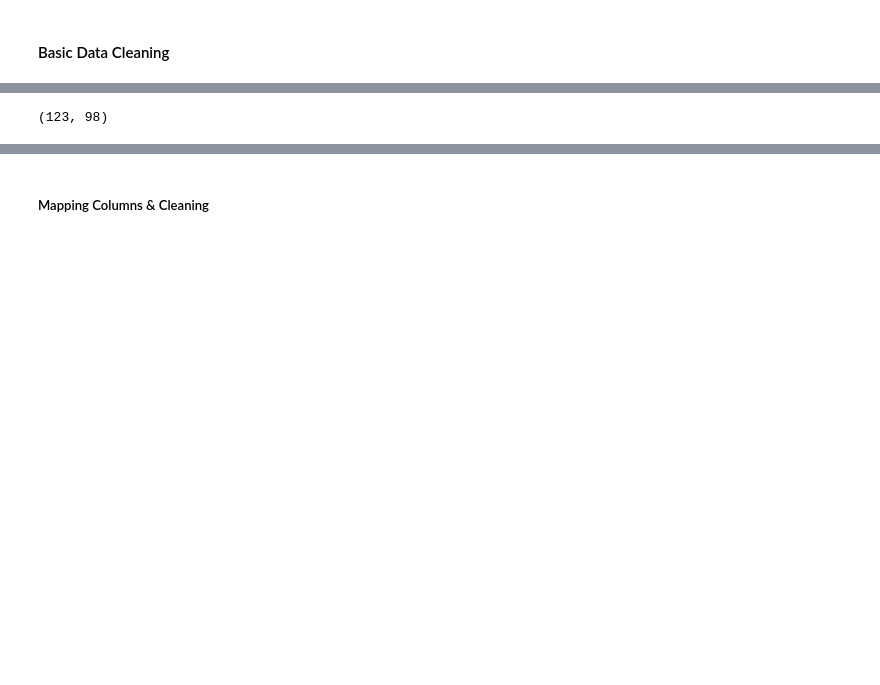
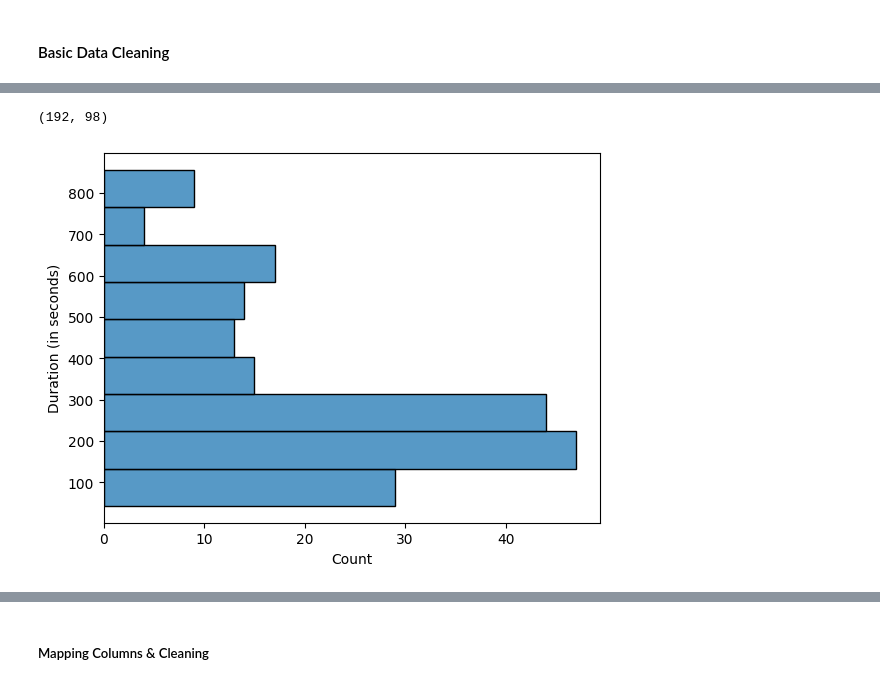
Before and after one commit to aking3806/riskychoiceframing_AI, a Jupyter notebook: Experiment 1/analysis/qualtrics_analysis.ipynb, the cells around one changed output, grey strips where cells are left out. Drawn from its saved outputs; the diff is of its cells as text; code cells hidden in the pictures; blank space fills up the shorter version.

```diff
--- a/Experiment 1/analysis/qualtrics_analysis.ipynb
+++ b/Experiment 1/analysis/qualtrics_analysis.ipynb
@@ -70,27 +83,33 @@ print(df_clean.shape)
 # %%
-## survey timing & outlier removal
 
-## visual completion times
-#sns.histplot( y='Duration (in seconds)', data =df_clean)
-#plt.show()
+##def remove_outliers(df, column_name):
+    # Calculate Z-scores for the column
+    #z_scores = stats.zscore(df[column_name])
+    #threshold = 3 #3 standard deviations
+    # Filter the dataframe to keep only the data within the threshold
+    ##df_clean = df[abs(z_scores) < threshold]
 
-#look at completion times
-df_clean['Duration (in seconds)'].describe()
+    #return df_clean
+#apply function to remove outliers
+##column_name = 'Duration (in seconds)'
+##df_clean = remove_outliers(df_clean, column_name)
 
-def remove_outliers(df, column_name):
-    # Calculate Z-scores for the column
-    z_scores = stats.zscore(df[column_name])
-    threshold = 3 #3 standard deviations
-    # Filter the dataframe to keep only the data within the threshold
-    df_clean = df[abs(z_scores) < threshold]
 
-    return df_clean
+# quarterlie range
+quartiles = df_clean['Duration (in seconds)'].quantile([0.25, 0.75])
+iqr = quartiles[0.75] - quartiles[0.25]
+lower_bound = quartiles[0.25] - 1.5 * iqr
+upper_bound = quartiles[0.75] + 1.5 * iqr
 
-#apply function to remove outliers
-column_name = 'Duration (in seconds)'
-df_clean = remove_outliers(df_clean, column_name)
-
+#remove outlier
+df_clean = df_clean[(df_clean['Duration (in seconds)'] >= lower_bound) & (df_clean['Duration (in seconds)'] <= upper_bound)]
 df_clean.shape
 # %% [output]
-(123, 98)
+(192, 98)
+# %%
+df_clean['Duration (in seconds)'].describe()
+sns.histplot( y='Duration (in seconds)', data =df_clean)
+plt.show()
+# %% [output]
+[figure, added]
 # %%
```
Also changed, not shown: parts of 35 cells of this notebook, 7 other files.
